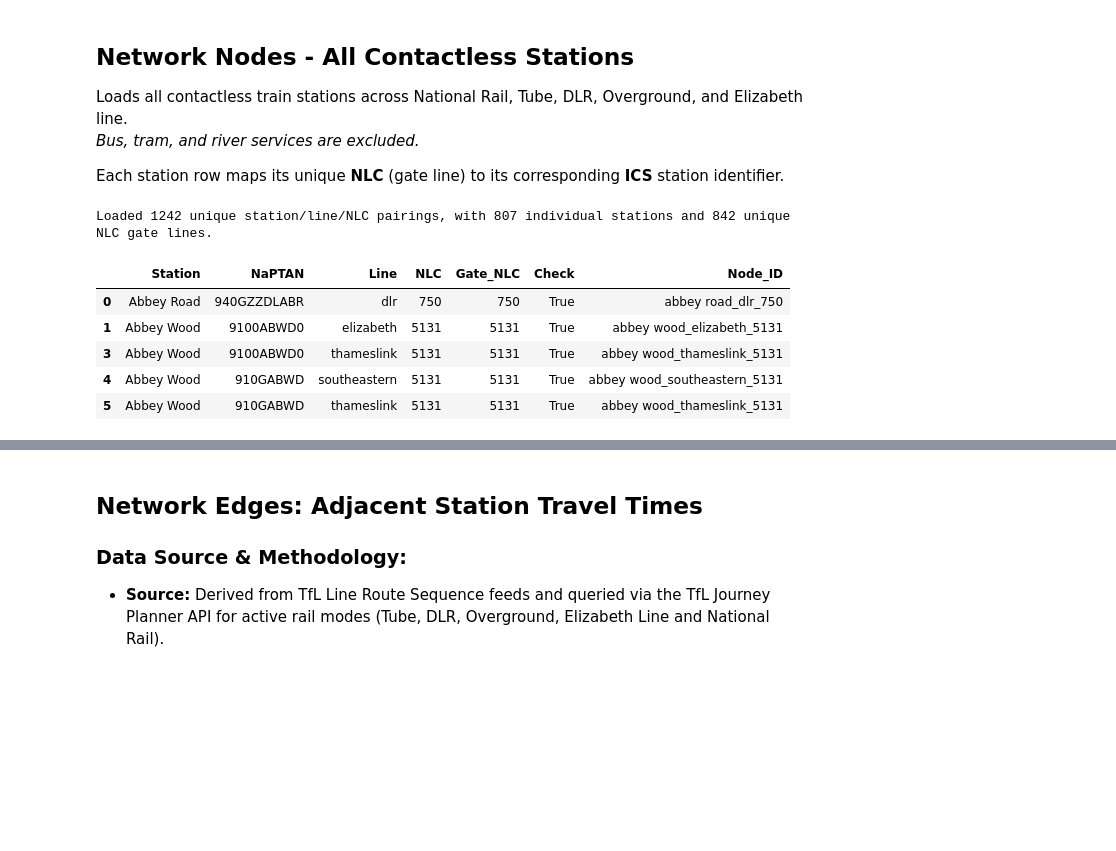
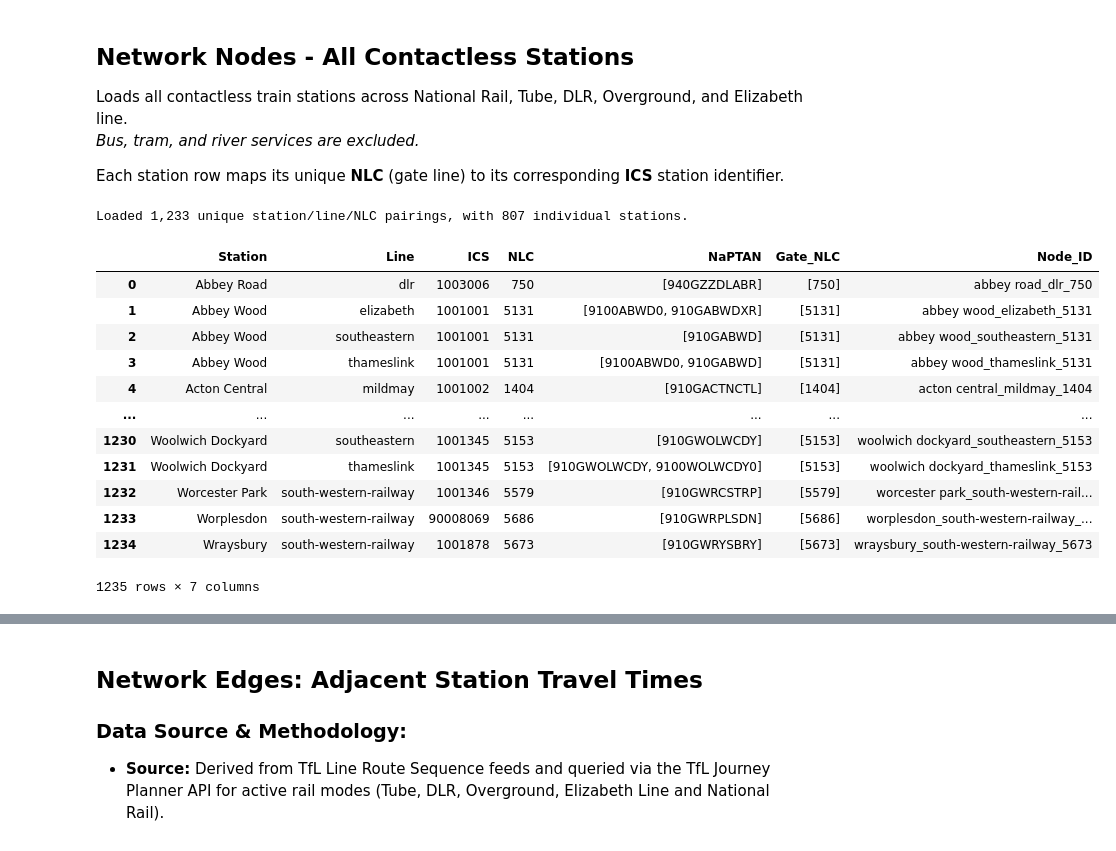
Before and after one commit to AIvahnenko12/network, a Jupyter notebook: network_interchanges.ipynb, the cells around one changed output, grey strips where cells are left out. Cells and saved outputs as stored; diff of their text form; code cells hidden in the pictures; blank space fills up the shorter version.

```diff
--- a/network_interchanges.ipynb
+++ b/network_interchanges.ipynb
@@ -59,28 +69,70 @@ _Bus, tram, and river services are excluded._
 
 Each station row maps its unique **NLC** (gate line) to its corresponding **ICS** station identifier.
 # %%
-# Load station reference file
+# loading the station reference table
 all_stations = pd.read_csv("all_stations_ref.csv")
 
-# Filter out redundant lines (TfL Rail & Overground that are already included under different names)
-excluded_lines = ["tfl-rail", "london-overground"]
-all_stations = all_stations[~all_stations["Line"].isin(excluded_lines)]
+# operators that are either already considered or are not accepting contactlessz payments
+excluded_lines = [
+    # already considered as separate lines
+    "london-overground",
+    "tfl-rail",
+    # not contactless
+    "cross-country",
+    "virgin-trains-east-coast",
+    "grand-central",
+    "london-north-eastern-railway",
+    "virgin-trains",
+    "first-hull-trains",
+]
 
+#excluding selected lines from the station reference table
+all_stations = all_stations[~all_stations["Line"].isin(excluded_lines)].copy()
+
+# creating a list of NaPTAN and Gate_NLC codes, since there can be more than one code per station/line/NLC combination
+def parse_list_field(val):
+    if pd.isna(val) or str(val).lower() == "nan" or str(val).strip() == "":
+        return []
+    return [item.strip() for item in str(val).split(",") if item.strip()]
+
+all_stations["NaPTAN"] = all_stations["NaPTAN"].apply(parse_list_field)
+all_stations["Gate_NLC"] = all_stations["Gate_NLC"].apply(parse_list_field)
+
+# grouping table to get distinct station/line/NLC combinations
+all_stations = all_stations.groupby(["Station", "Line", "ICS", "NLC"]).agg({
+    "NaPTAN": lambda x: list(set([item for sublist in x for item in sublist])),
+    "Gate_NLC": lambda x: list(set([item for sublist in x for item in sublist]))
+}).reset_index()
+
+# creating a new Node_ID column that uniquely identifies each network node
 all_stations["Node_ID"] = (
-    all_stations["Station"].str.lower() + "_" + all_stations["Line"].str.lower()+ "_" + all_stations["Gate_NLC"].astype(str)
+    all_stations["Station"].str.lower() + "_" +
+    all_stations["Line"].str.lower() + "_" +
+    all_stations["NLC"].astype(str)
 )
 
+# outputting the number of unique station/line/NLC nodes in the reference table
 print(
-    f"Loaded {all_stations['Node_ID'].nunique()} unique station/line/NLC pairings, "
-    f"with {all_stations['Station'].nunique()} individual stations and"
-    f" {all_stations['Gate_NLC'].nunique()} unique NLC gate lines."
+    f"Loaded {all_stations['Node_ID'].nunique():,} unique station/line/NLC pairings, "
+    f"with {all_stations['Station'].nunique():,} individual stations."
 )
-all_stations.head()
+
+# saving the cleaned station reference table
+all_stations.to_csv("all_stations_ref_cleaned.csv", index=False)
+
+display(all_stations)
 # %% [output]
-Loaded 1242 unique station/line/NLC pairings, with 807 individual stations and 842 unique NLC gate lines.
+Loaded 1,233 unique station/line/NLC pairings, with 807 individual stations.
-|  | Station | NaPTAN | Line | NLC | Gate_NLC | Check | Node_ID |
-| 0 | Abbey Road | 940GZZDLABR | dlr | 750 | 750 | True | abbey road_dlr_750 |
-| 1 | Abbey Wood | 9100ABWD0 | elizabeth | 5131 | 5131 | True | abbey wood_elizabeth_5131 |
-| 3 | Abbey Wood | 9100ABWD0 | thameslink | 5131 | 5131 | True | abbey wood_thameslink_5131 |
-| 4 | Abbey Wood | 910GABWD | southeastern | 5131 | 5131 | True | abbey wood_southeastern_5131 |
-| 5 | Abbey Wood | 910GABWD | thameslink | 5131 | 5131 | True | abbey wood_thameslink_5131 |
+|  | Station | Line | ICS | NLC | NaPTAN | Gate_NLC | Node_ID |
+| 0 | Abbey Road | dlr | 1003006 | 750 | [940GZZDLABR] | [750] | abbey road_dlr_750 |
+| 1 | Abbey Wood | elizabeth | 1001001 | 5131 | [9100ABWD0, 910GABWDXR] | [5131] | abbey wood_elizabeth_5131 |
+| 2 | Abbey Wood | southeastern | 1001001 | 5131 | [910GABWD] | [5131] | abbey wood_southeastern_5131 |
+| 3 | Abbey Wood | thameslink | 1001001 | 5131 | [9100ABWD0, 910GABWD] | [5131] | abbey wood_thameslink_5131 |
+| 4 | Acton Central | mildmay | 1001002 | 1404 | [910GACTNCTL] | [1404] | acton central_mildmay_1404 |
+| ... | ... | ... | ... | ... | ... | ... | ... |
+| 1230 | Woolwich Dockyard | southeastern | 1001345 | 5153 | [910GWOLWCDY] | [5153] | woolwich dockyard_southeastern_5153 |
+| 1231 | Woolwich Dockyard | thameslink | 1001345 | 5153 | [910GWOLWCDY, 9100WOLWCDY0] | [5153] | woolwich dockyard_thameslink_5153 |
+| 1232 | Worcester Park | south-western-railway | 1001346 | 5579 | [910GWRCSTRP] | [5579] | worcester park_south-western-rail... |
+| 1233 | Worplesdon | south-western-railway | 90008069 | 5686 | [910GWRPLSDN] | [5686] | worplesdon_south-western-railway_... |
+| 1234 | Wraysbury | south-western-railway | 1001878 | 5673 | [910GWRYSBRY] | [5673] | wraysbury_south-western-railway_5673 |
+1235 rows × 7 columns
```
Also changed, not shown: parts of 12 cells of this notebook, 5 other files.
